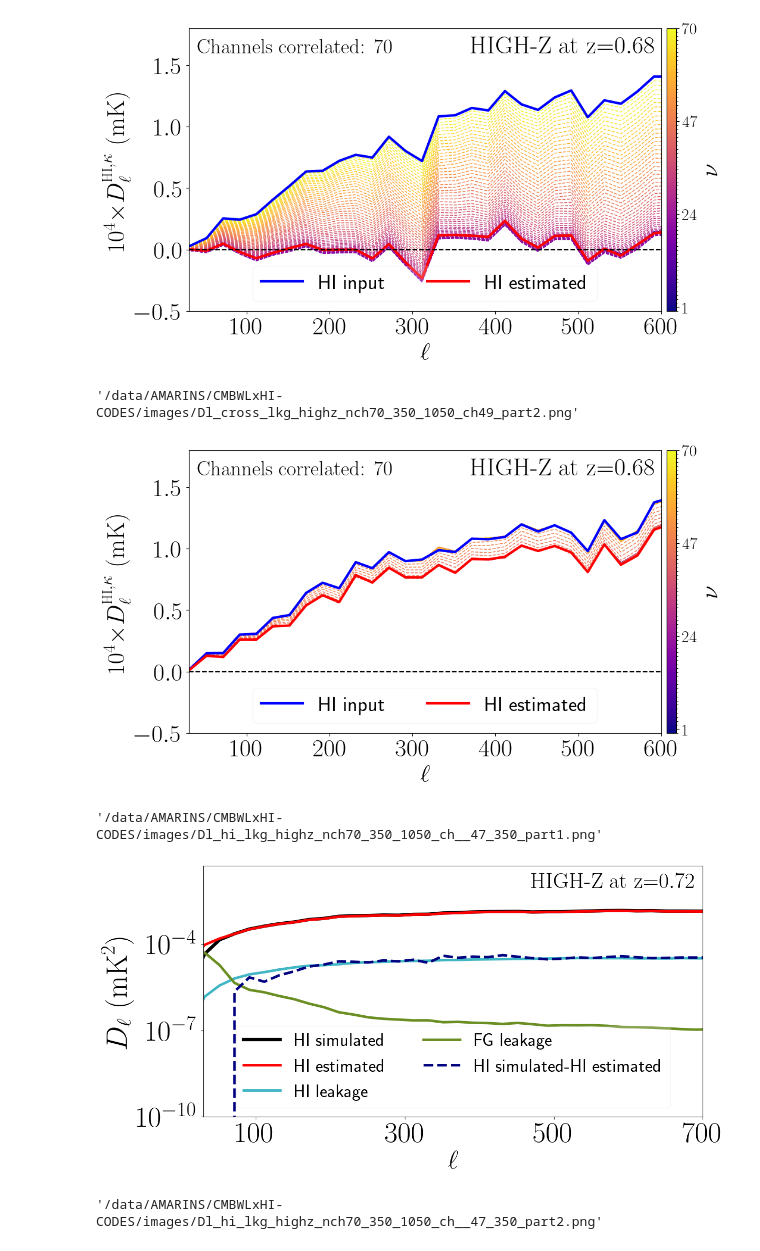
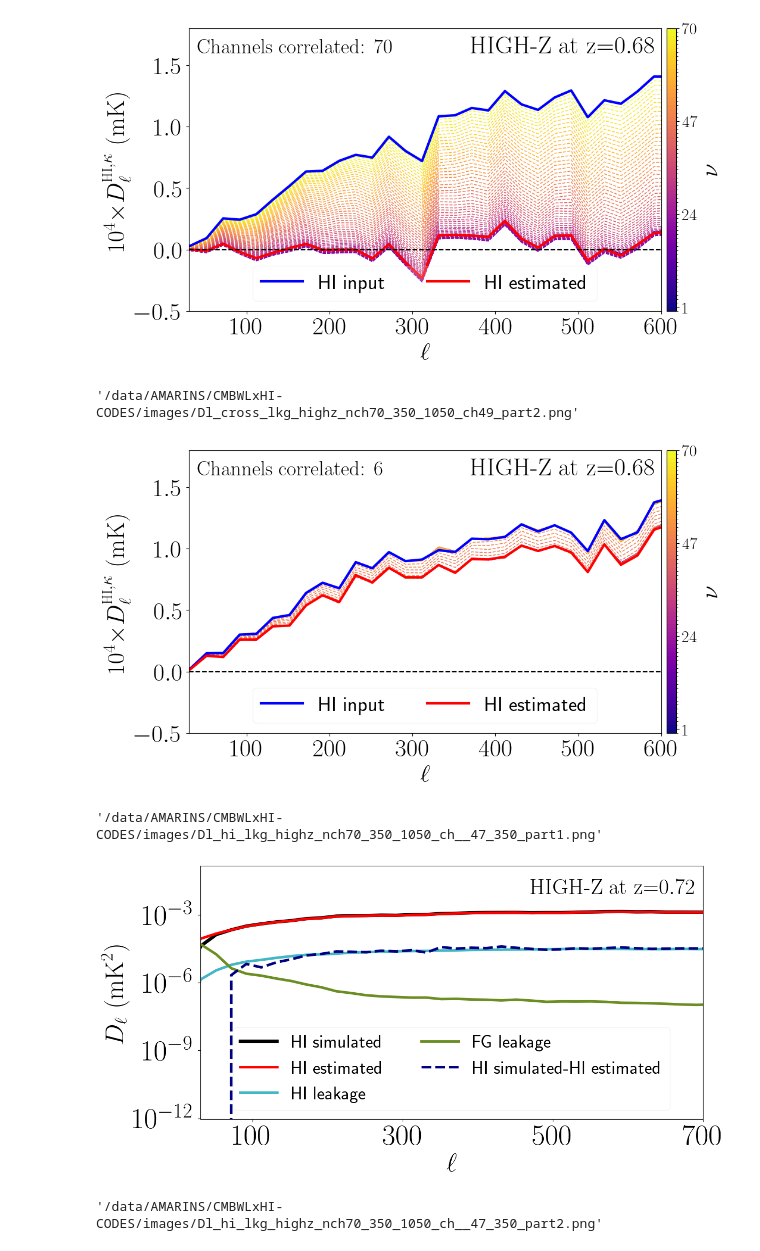
Before and after one commit to armarins/CMBWLxHI, a Jupyter notebook: notebooks/Part4_APS_constrained_analysis.ipynb, the cells around one changed output. Drawn from its saved outputs; the diff is of its cells as text; code cells hidden in the pictures.

```diff
--- a/notebooks/Part4_APS_constrained_analysis.ipynb
+++ b/notebooks/Part4_APS_constrained_analysis.ipynb
@@ -390,7 +399,7 @@ zeff     = cxft.get_zeff(numin =numin, numax =numax, nbands= nch, n_curves=nch)[
 fact_exp = 4
 fact     = 10**fact_exp
 CLs_dict = dcopy(CLs_dict_gal)
-ncorr    = 70
+ncorr    = 6
 ############################################################
 c    = np.arange(0, nch + 1)
 cmap = plt.get_cmap("plasma", nch)
@@ -423,7 +432,7 @@ if savefigs: plt.savefig(pathname, dpi=100, bbox_inches='tight')
 pathname
 # %% [output]
 '/data/AMARINS/CMBWLxHI-CODES/images/Dl_cross_lkg_highz_nch70_350_1050_ch49_part2.png'
-[figure, old version]
+[figure, new version]
 # %%
 HDU         = 1 #0: Olivari data. 1: Marins data
 pathdir_fg  = '/data/AMARINS/MAPS/FG256'
@@ -450,37 +459,40 @@ CLs_dicts_plot  = cxfs.get_data_plot_residuals(ns=ns, ich=ich, nu_min=numin, nu_
 # %%
 fig, ax  = plt.subplots(nrows=1, ncols=1)
 plt.subplots_adjust(top=1.1,right=1.6)
 ############################################################
 savefigs = True
 zeff     = cxft.get_zeff(numin =numin, numax =numax, nbands= nch, n_curves=nch)['zeff'][ich]
 iLw      = [4*[3.5], 4*[3], 4*[2.5]]
 iLs      = [4*['solid'], 4*['dashed'], 4*['dotted']]
-cticks   = [100,300,500,700]
+cyticks = [ 1e-12, 1e-9, 1e-6, 1e-3]
+cxticks = [100,300,500,700]
+CLs_dict = dcopy(CLs_dicts_plot)
 CLs_dict = dcopy(CLs_dicts_plot)
 ############################################################
 ax.plot(  leff, feff*b.bin_cell(CLs_dict['HI']['sim'][ich]), c='black'   , lw=iLw[0][0]+1, ls=iLs[0][0], label='HI simulated')
 ax.plot(  leff, feff*b.bin_cell(CLs_dict['HI']['rec'][ich]), c=my_cmap(0), lw=iLw[0][1]  , ls=iLs[0][1], label='HI estimated')
 ax.plot(  leff, feff*b.bin_cell(CLs_dict['HI']['lkg'][ich]), c=my_cmap(1), lw=iLw[0][2]  , ls=iLs[0][2], label='HI leakage')
 ax.plot(  leff, feff*b.bin_cell(CLs_dict['FG']['lkg'][ich]), c=my_cmap(2), lw=iLw[0][3]  , ls=iLs[0][3], label='FG leakage')
 ax.plot(  leff, feff*b.bin_cell(CLs_dict['HI']['sim'][ich]-CLs_dict['HI']['rec'][ich]) , c=my_cmap(5), lw=iLw[0][0], ls='dashed' , label='HI simulated-HI estimated')
+
+ax.tick_params(axis='both', labelsize=40)
+ax.set_ylabel(r'$D_{\ell}\ (\textrm{mK}^2)$', fontsize=35)
+ax.set_xlabel(r'$\ell$', fontsize=35)
+ax.set_yscale('log'); ax.set_xscale('linear')
 ax.set_xlim(30,700)
-ax.set_ylim(0.1e-9,5e-2)#ax.set_xticks([])
-ax.set_ylabel(r'$D_{\ell}\ (\textrm{mK}^2)$', fontsize=40)#($\kappa, \textrm{HI}$)')
-ax.set_xlabel(r'$\ell$', fontsize=35)
-ax.ticklabel_format(axis='y', style='sci', scilimits=(0,0))
-ax.tick_params(axis='both', labelsize=40)
-ax.set_yscale('log'); ax.set_xscale('linear')
-ax.set_xticks(cticks)
+ax.set_ylim(0.9e-12,1.5e-1)#ax.set_xticks([])
+ax.set_yticks(cyticks)
+ax.set_xticks(cxticks)
 ###
 ax.text(x=650-180, y=9e-3, s=r'$\textrm{HIGH-Z at z=}$'+r'${}$'.format(zeff), fontdict=font_dict)
 ax.legend( fontsize=25, loc='lower center', ncols=2,framealpha=0.2)
 ###
 pathname = '/data/AMARINS/CMBWLxHI-CODES/images/Dl_hi_lkg_{}_ch__{}_{}_part1.png'.format(prefix, ich, numin, numax)
 if savefigs: plt.savefig(pathname, dpi=100, bbox_inches='tight')
 pathname
 # %% [output]
 '/data/AMARINS/CMBWLxHI-CODES/images/Dl_hi_lkg_highz_nch70_350_1050_ch__47_350_part1.png'
-[figure, old version]
+[figure, new version]
 # %%
 fig, ax  = plt.subplots(nrows=1, ncols=1)
 plt.subplots_adjust(top=1.1,right=1.6)
```
Also changed, not shown: parts of 6 cells of this notebook, 5 other files.
